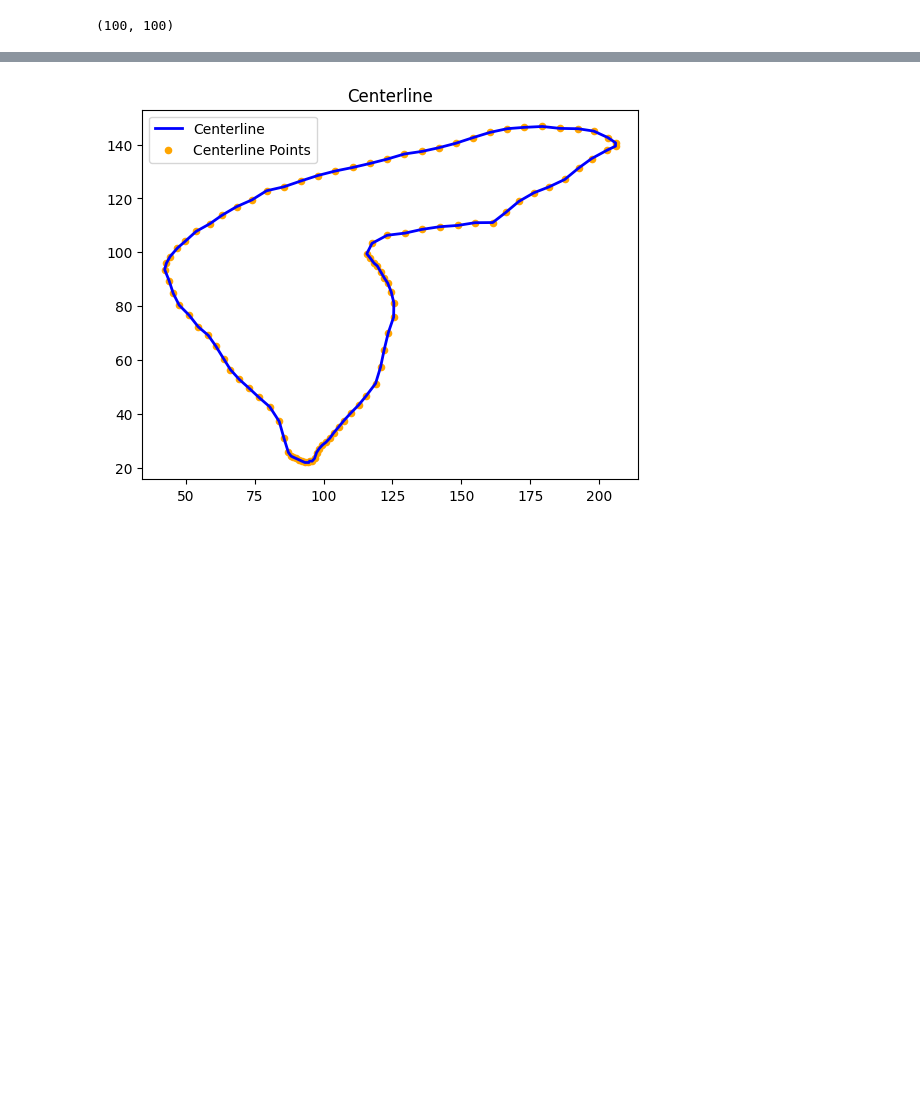
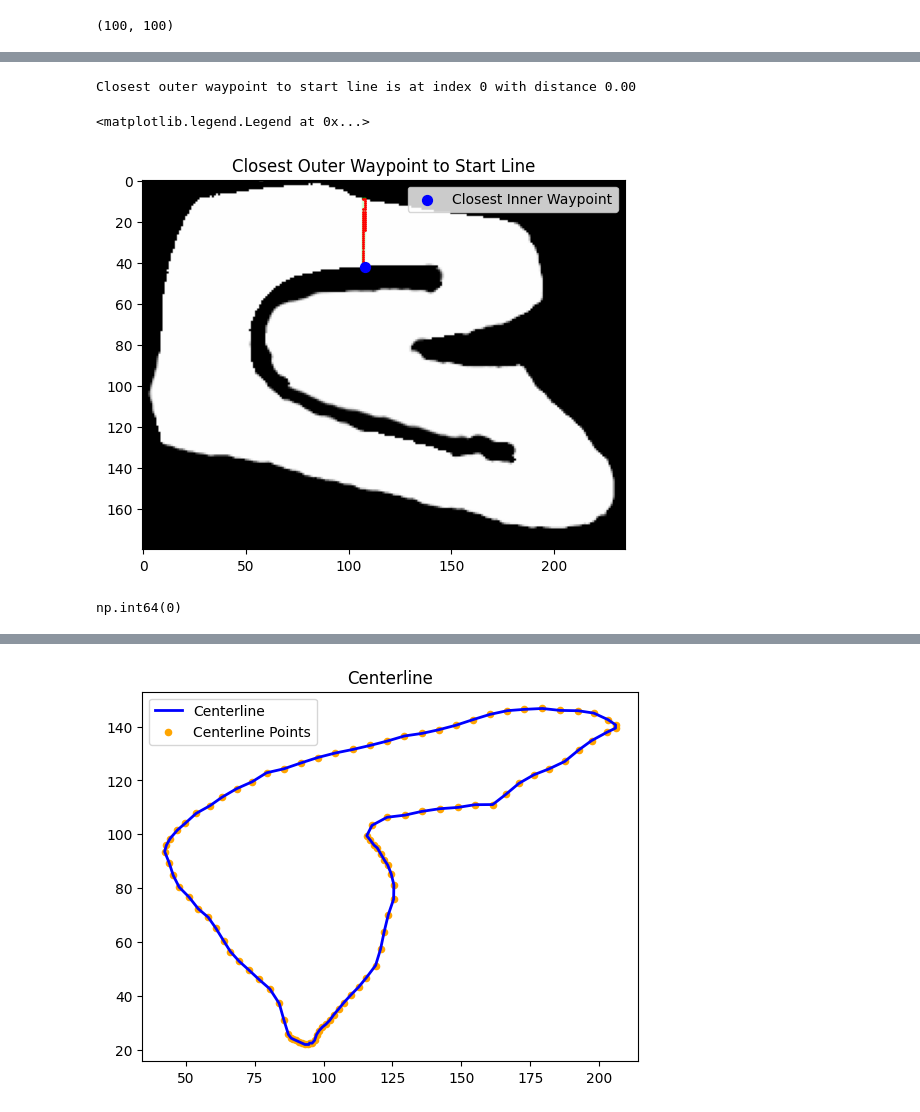
Before and after one commit to anjrew/race-lines-optimization, a Jupyter notebook: notebooks/track_coordinates.ipynb, the cells around one changed output, grey strips where cells are left out. Saved outputs shown, nothing was run; the diff lists cells and outputs as text; code cells hidden in the pictures; blank space fills up the shorter version.

```diff
--- a/notebooks/track_coordinates.ipynb
+++ b/notebooks/track_coordinates.ipynb
@@ -789,9 +789,13 @@ Closest outer waypoint to start line is at index 95 with distance 2.66
 # %%
 closest_inner_start_line_index = find_closest_waypoint(start_line_coords, inner_waypoints)
 print(f"Closest outer waypoint to start line is at index {closest_inner_start_line_index} with distance {closest_inner_start_line_index:.2f}")
 # Plot the closest waypoint
 plt.imshow(start_line_img)
 plt.scatter(start_line_coords[:, 0], start_line_coords[:, 1], c='red', s=1)  # Red dots for start line
-plt.scatter(inner_waypoints[closest_inner_start_line_index, 0], inner_waypoints[closest_inner_start_line_index, 1], c='blue', s=50, label='Closest Outer Waypoint')
+plt.scatter(inner_waypoints[closest_inner_start_line_index, 0], inner_waypoints[closest_inner_start_line_index, 1], c='blue', s=50, label='Closest Inner Waypoint')
 plt.title('Closest Outer Waypoint to Start Line')
 plt.legend()
+# %% [output]
+Closest outer waypoint to start line is at index 0 with distance 0.00
+<matplotlib.legend.Legend at 0x...>
+[figure, added]
@@ -797,0 +868,4 @@ plt.legend()
+# %%
+closest_inner_start_line_index
+# %% [output]
+np.int64(0)
```
Also changed, not shown: parts of 3 cells of this notebook.
